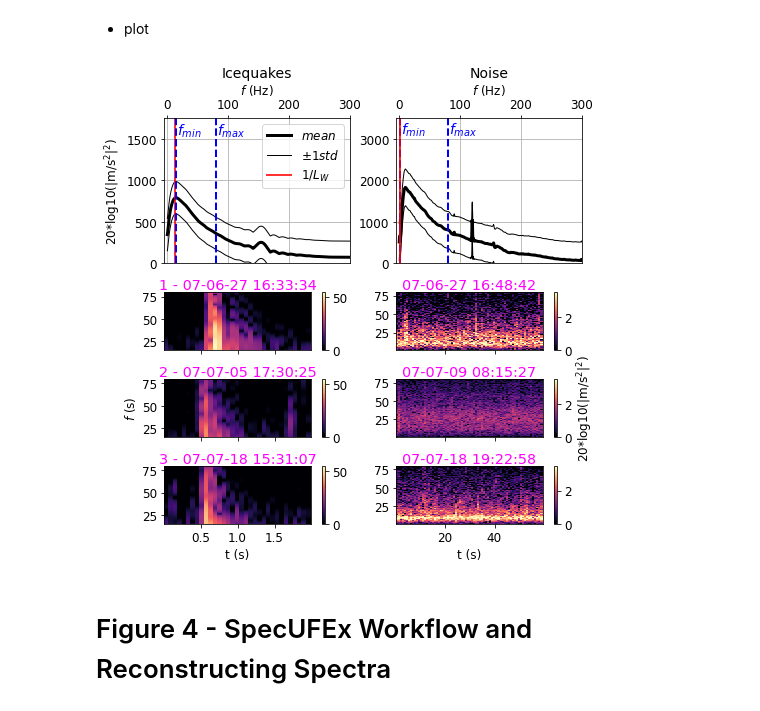
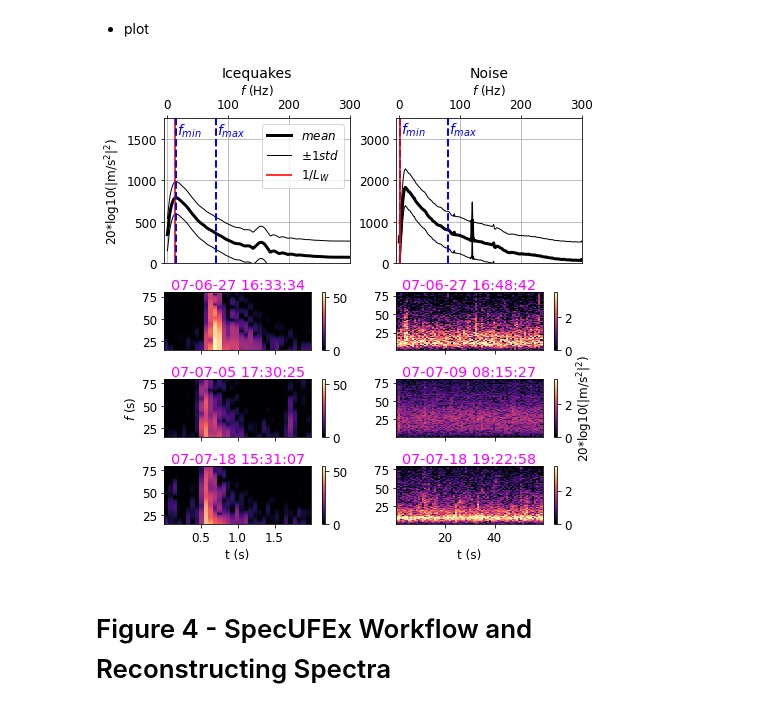
Before and after one commit to tsawi/Unsupervised_ML_Gornergletscher, a Jupyter notebook: notebooks/plotFigures1-4.ipynb, the cells around one changed output. Cells and saved outputs as stored; diff of their text form; code cells hidden in the pictures.

```diff
--- a/notebooks/plotFigures1-4.ipynb
+++ b/notebooks/plotFigures1-4.ipynb
@@ -687,7 +687,6 @@ for i, da in enumerate(rand_date_list):
         ax.text(da - dtf,YY,f'{XX}{i+1}',color='fuchsia')#,rotation=90)
 
     ax.axvline(da,c='fuchsia',linestyle='-',linewidth=1.5,alpha=.8)
-    ax.axvline(da,c='fuchsia',linestyle='-',linewidth=1.5,alpha=.8)
 
 
 ax.set_title(title, pad=tpad,fontsize=tfont,loc='left')
@@ -737,7 +736,7 @@ YYN = 7.2
 ###plot bars where sgrams were sampled
 for i, da in enumerate(rand_date_listN):
 
-    ax.axvline(da,c='fuchsia',linestyle='-',linewidth=1.5,alpha=.5)
+    ax.axvline(da,c='fuchsia',linestyle='-',linewidth=1.5,alpha=.8)
     ax.text(da - dtf,YYN,f'{XXN}{i+1}',color='fuchsia')#,rotation=90)
 
 ax.set_title(titleN, pad=tpad,fontsize=tfont,loc='left')
@@ -928,7 +927,7 @@ if calcSpectra:
 
         datte = str(pd.to_datetime('200' + str(evID)).date())[2:]
         timme = str(pd.to_datetime('200' + str(evID)).time())
-        plt.title(f'{i+1} - {datte} {timme}',color='fuchsia',pad=2)
+        plt.title(f'{datte} {timme}',color='fuchsia',pad=2)
 
         if i != 2:
     #         axs.set_xticks([])
@@ -973,34 +972,34 @@ if calcSpectra:
 
     cbarMaxN = 3.5
     for i, evID in enumerate(cat00N.event_ID.iloc[loc_ids]):
         axs = plt.subplot(gs[i+2,3:],ymargin=.1)
 
         specMat,x = getSgram(path_projN,evID,station)
 
         if i==1:
             figureFunctions2plotSgram(specMat,evID,tSTFTN,fSTFTN,ax=axs,cbarMax=cbarMaxN,cbarLabel="20*log10(|m/s$^2$|$^2$)")#, **plt_kwargs)
         else:
             figureFunctions2plotSgram(specMat,evID,tSTFTN,fSTFTN,ax=axs,cbarMax=cbarMaxN)#, **plt_kwargs)
         axs.set_xlabel('t (s)',labelpad=4)
     #     axs.set_ylabel('$f$ (s)',labelpad=4)
 
         datte = str(pd.to_datetime('200' + str(evID)).date())[2:]
         timme = str(pd.to_datetime('200' + str(evID)).time())
         plt.title(f'{datte} {timme}',color='fuchsia',pad=3)
 
         if i != 2:
     #         axs.set_xticks([])
             axs.set_xticklabels('')
             axs.set_xlabel('')
     #     if i != 1:
         axs.set_ylabel('')
     #         axs.set_yticklabels('')
     #         axs.set_yticks([])
 
 
     plt.savefig(pathFig + f'Figure_3.png',bbox_inches='tight')
 # %% [output]
-[figure, old version]
+[figure, new version]
 # %% [markdown]
 # Figure 4 - SpecUFEx Workflow and Reconstructing Spectra
 # %%
```
Also changed, not shown: parts of 1 cell of this notebook, 32 other files.
